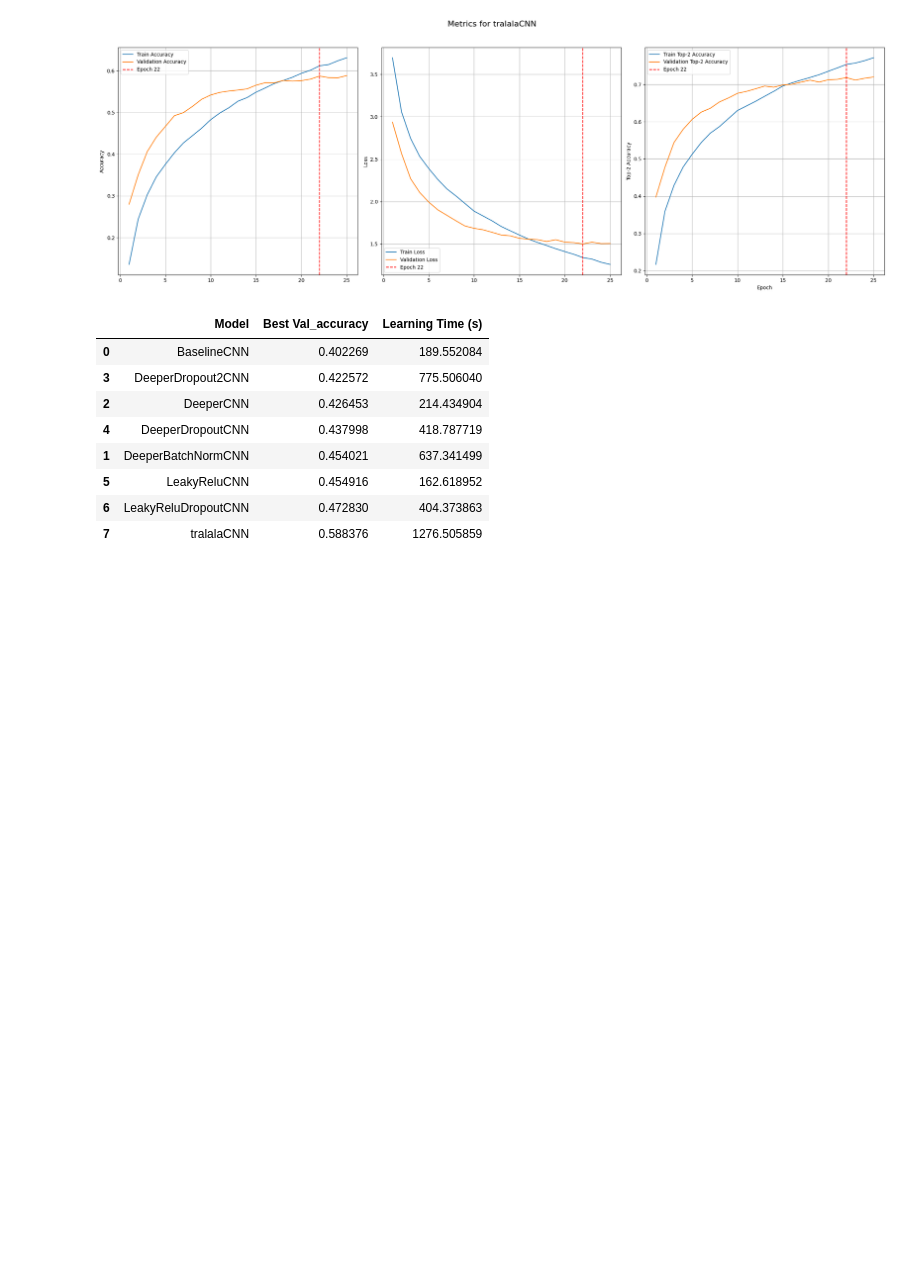
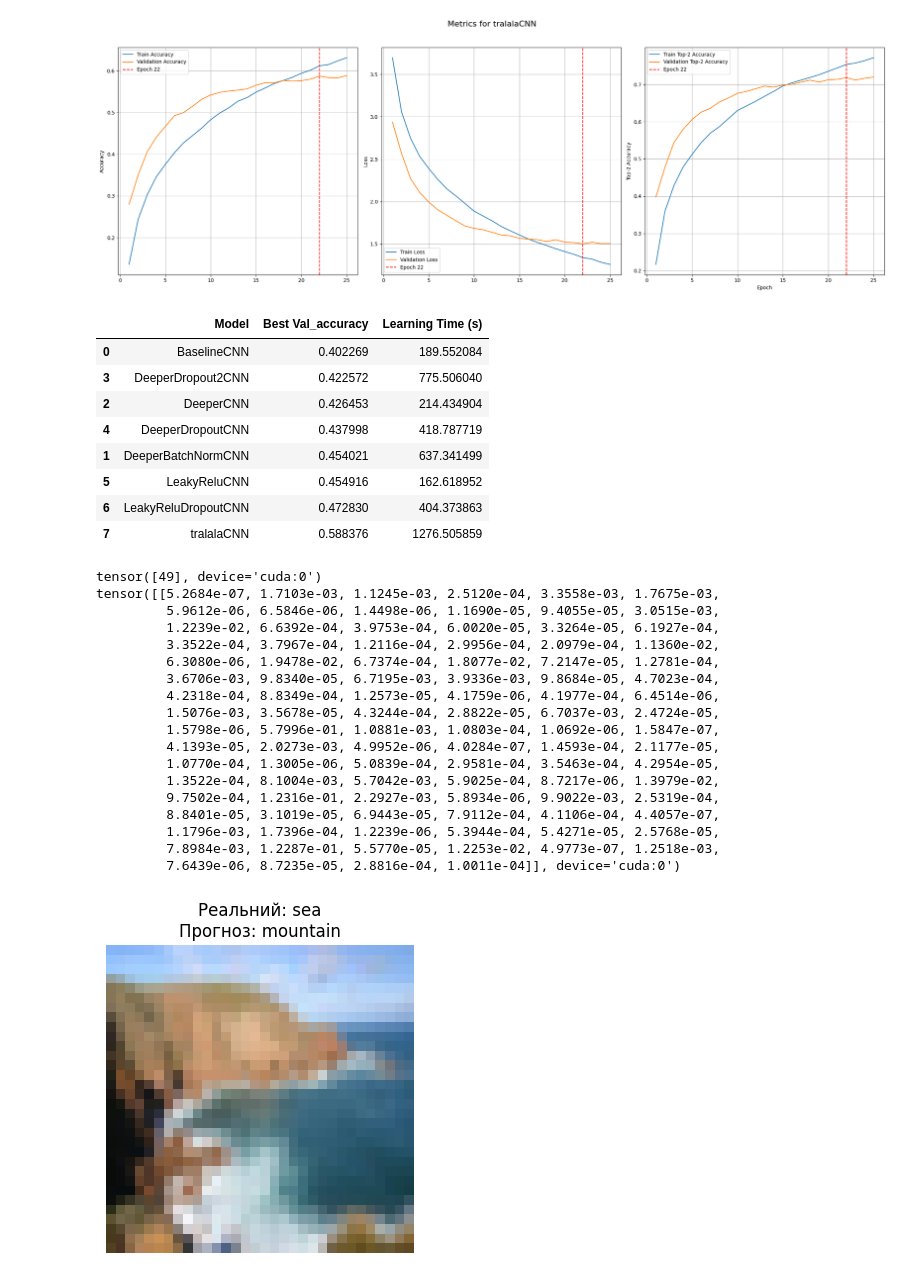
Before and after one commit to gre1wy/IntelligentComputing, a Jupyter notebook: lab3_neurnetworks/Lab03_CNN_CIFAR100.ipynb, the cells around one changed output. Cells and saved outputs as stored; diff of their text form; code cells hidden in the pictures; blank space fills up the shorter version.

```diff
--- a/lab3_neurnetworks/Lab03_CNN_CIFAR100.ipynb
+++ b/lab3_neurnetworks/Lab03_CNN_CIFAR100.ipynb
@@ -945,3 +943,58 @@ summary_df.sort_values("Best Val_accuracy")
 | 5 | LeakyReluCNN | 0.454916 | 162.618952 |
 | 6 | LeakyReluDropoutCNN | 0.472830 | 404.373863 |
 | 7 | tralalaCNN | 0.588376 | 1276.505859 |
+# %%
+model = tralalaCNN().to("cuda")
+model.load_state_dict(torch.load("models/tralalaCNN_19042025_423417_best.pt"))
+
+classes = testset.classes
+
+idx = random.randint(0, len(testset) - 1)
+image, label = testset[idx]
+
+
+model.eval()
+with torch.no_grad():
+    input_tensor = image.unsqueeze(0).to("cuda")  # [1, 3, 32, 32]
+    output = model(input_tensor)
+    _, preds = output.max(1)
+    print(preds)
+    # print(output)
+    probs = F.softmax(output, dim=1)
+    print(probs)
+    predicted1 = output.argmax(1).item()
+    predicted2 = probs.argmax(1).item()
+
+    if predicted1 != predicted2:
+        print("error")
+
+def imshow(img_tensor):
+    img_tensor = img_tensor * 0.5 + 0.5
+    np_img = img_tensor.numpy()
+    plt.imshow(np.transpose(np_img, (1, 2, 0)))  # (C, H, W) -> (H, W, C)
+
+plt.figure(figsize=(4, 4))
+imshow(image)
+plt.title(f"Реальний: {classes[label]}\nПрогноз: {classes[predicted1]}")
+plt.axis('off')
+plt.show()
+# %% [output]
+tensor([49], device='cuda:0')
+tensor([[5.2684e-07, 1.7103e-03, 1.1245e-03, 2.5120e-04, 3.3558e-03, 1.7675e-03,
+         5.9612e-06, 6.5846e-06, 1.4498e-06, 1.1690e-05, 9.4055e-05, 3.0515e-03,
+         1.2239e-02, 6.6392e-04, 3.9753e-04, 6.0020e-05, 3.3264e-05, 6.1927e-04,
+         3.3522e-04, 3.7967e-04, 1.2116e-04, 2.9956e-04, 2.0979e-04, 1.1360e-02,
+         6.3080e-06, 1.9478e-02, 6.7374e-04, 1.8077e-02, 7.2147e-05, 1.2781e-04,
+         3.6706e-03, 9.8340e-05, 6.7195e-03, 3.9336e-03, 9.8684e-05, 4.7023e-04,
+         4.2318e-04, 8.8349e-04, 1.2573e-05, 4.1759e-06, 4.1977e-04, 6.4514e-06,
+         1.5076e-03, 3.5678e-05, 4.3244e-04, 2.8822e-05, 6.7037e-03, 2.4724e-05,
+         1.5798e-06, 5.7996e-01, 1.0881e-03, 1.0803e-04, 1.0692e-06, 1.5847e-07,
+         4.1393e-05, 2.0273e-03, 4.9952e-06, 4.0284e-07, 1.4593e-04, 2.1177e-05,
+         1.0770e-04, 1.3005e-06, 5.0839e-04, 2.9581e-04, 3.5463e-04, 4.2954e-05,
+         1.3522e-04, 8.1004e-03, 5.7042e-03, 5.9025e-04, 8.7217e-06, 1.3979e-02,
+         9.7502e-04, 1.2316e-01, 2.2927e-03, 5.8934e-06, 9.9022e-03, 2.5319e-04,
+         8.8401e-05, 3.1019e-05, 6.9443e-05, 7.9112e-04, 4.1106e-04, 4.4057e-07,
+         1.1796e-03, 1.7396e-04, 1.2239e-06, 5.3944e-04, 5.4271e-05, 2.5768e-05,
+         7.8984e-03, 1.2287e-01, 5.5770e-05, 1.2253e-02, 4.9773e-07, 1.2518e-03,
+         7.6439e-06, 8.7235e-05, 2.8816e-04, 1.0011e-04]], device='cuda:0')
+[figure, added]
```
Also changed, not shown: parts of 10 cells of this notebook, 3 other files.
